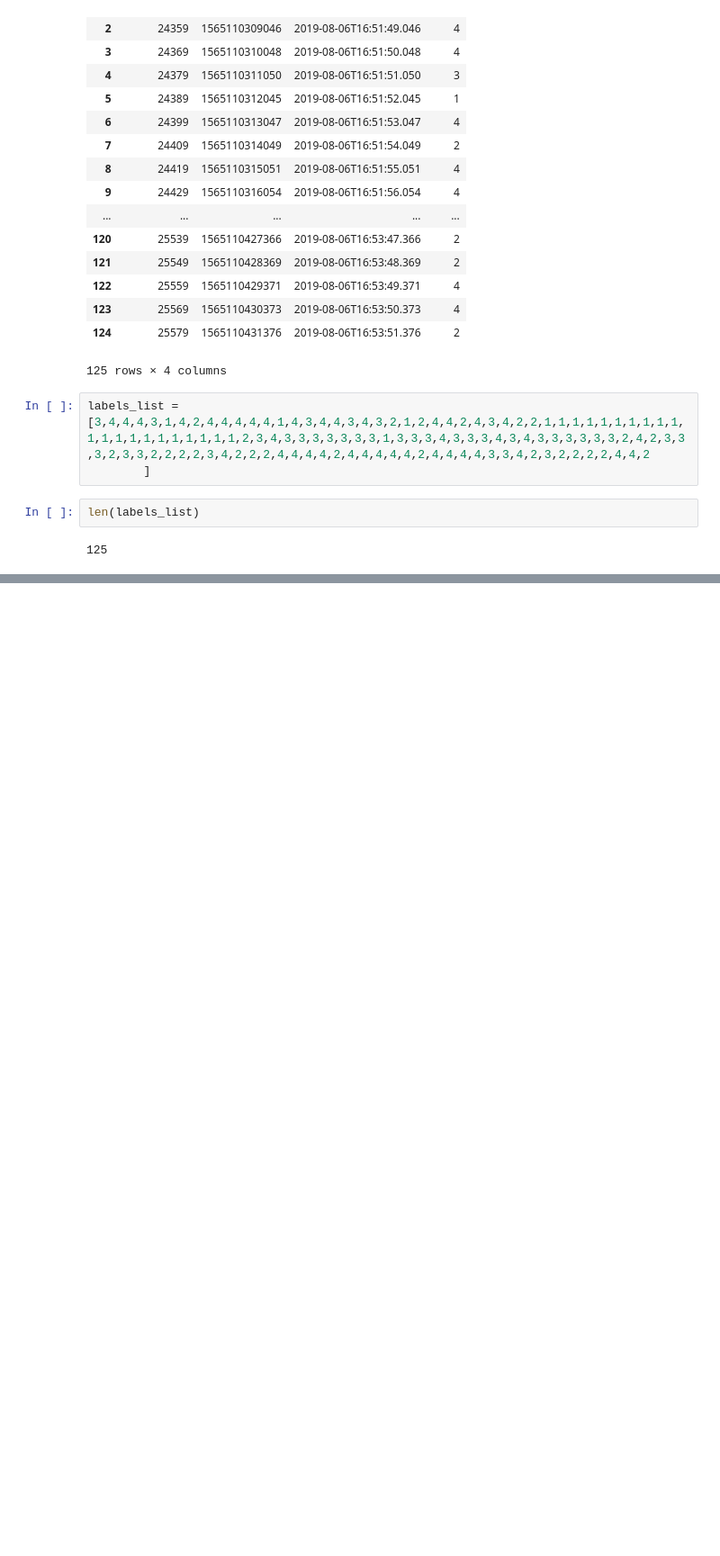
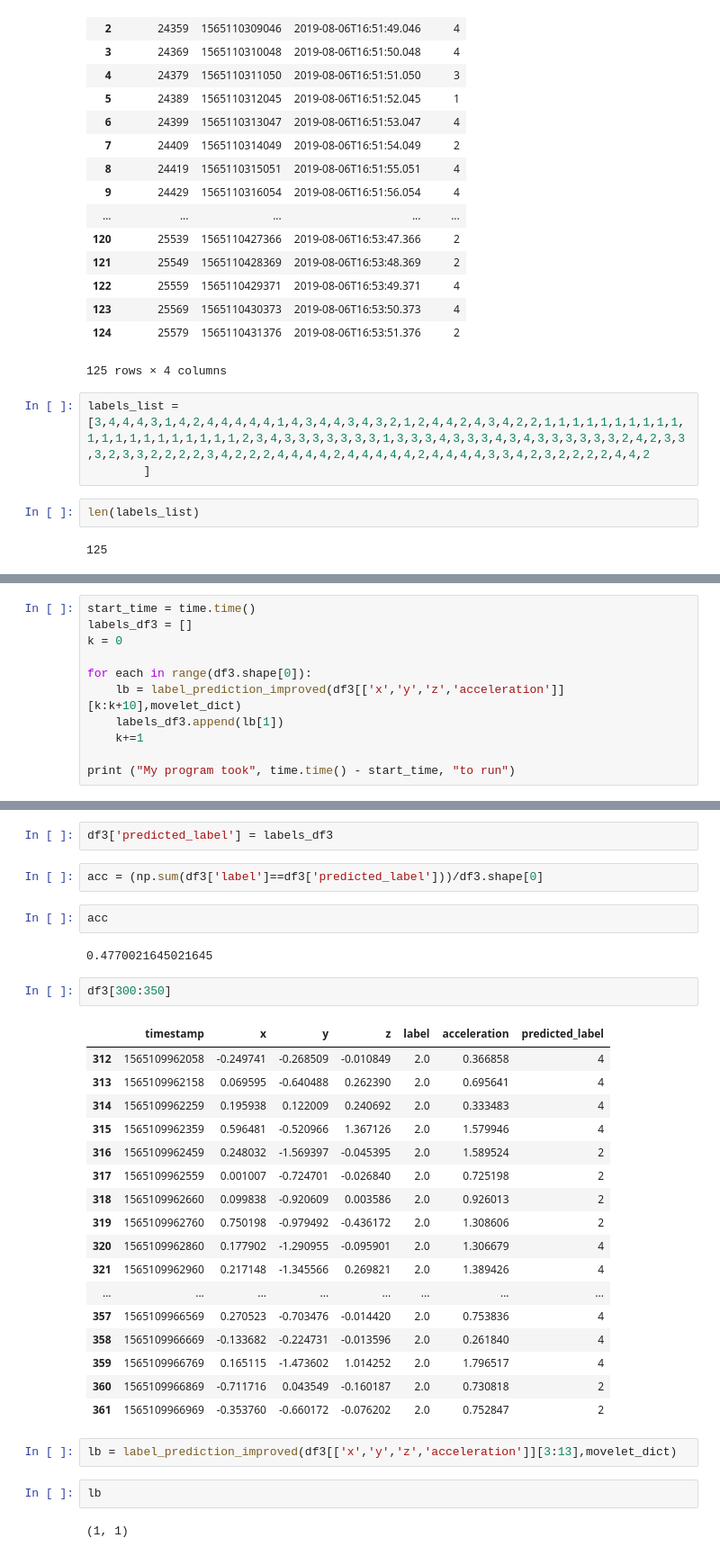
Before and after one commit to federicoweill/movement_prediction_edx_2019, a Jupyter notebook: movement_prediction-movelets.ipynb, the cells around one changed output, grey strips where cells are left out. Shown at 90% size. Saved outputs shown, nothing was run; the diff lists cells and outputs as text; blank space fills up the shorter version.

```diff
--- a/movement_prediction-movelets.ipynb
+++ b/movement_prediction-movelets.ipynb
@@ -1142,0 +1223,11 @@ df
+# %%
+start_time = time.time()
+labels_df3 = []
+k = 0
+
+for each in range(df3.shape[0]):
+    lb = label_prediction_improved(df3[['x','y','z','acceleration']][k:k+10],movelet_dict)
+    labels_df3.append(lb[1])
+    k+=1
+
+print ("My program took", time.time() - start_time, "to run")
@@ -1142,0 +1236,34 @@ df
+# %%
+df3['predicted_label'] = labels_df3
+# %%
+acc = (np.sum(df3['label']==df3['predicted_label']))/df3.shape[0]
+# %%
+acc
+# %% [output]
+0.4770021645021645
+# %%
+df3[300:350]
+# %% [output]
+|  | timestamp | x | y | z | label | acceleration | predicted_label |
+| 312 | 1565109962058 | -0.249741 | -0.268509 | -0.010849 | 2.0 | 0.366858 | 4 |
+| 313 | 1565109962158 | 0.069595 | -0.640488 | 0.262390 | 2.0 | 0.695641 | 4 |
+| 314 | 1565109962259 | 0.195938 | 0.122009 | 0.240692 | 2.0 | 0.333483 | 4 |
+| 315 | 1565109962359 | 0.596481 | -0.520966 | 1.367126 | 2.0 | 1.579946 | 4 |
+| 316 | 1565109962459 | 0.248032 | -1.569397 | -0.045395 | 2.0 | 1.589524 | 2 |
+| 317 | 1565109962559 | 0.001007 | -0.724701 | -0.026840 | 2.0 | 0.725198 | 2 |
+| 318 | 1565109962660 | 0.099838 | -0.920609 | 0.003586 | 2.0 | 0.926013 | 2 |
+| 319 | 1565109962760 | 0.750198 | -0.979492 | -0.436172 | 2.0 | 1.308606 | 2 |
+| 320 | 1565109962860 | 0.177902 | -1.290955 | -0.095901 | 2.0 | 1.306679 | 4 |
+| 321 | 1565109962960 | 0.217148 | -1.345566 | 0.269821 | 2.0 | 1.389426 | 4 |
+| ... | ... | ... | ... | ... | ... | ... | ... |
+| 357 | 1565109966569 | 0.270523 | -0.703476 | -0.014420 | 2.0 | 0.753836 | 4 |
+| 358 | 1565109966669 | -0.133682 | -0.224731 | -0.013596 | 2.0 | 0.261840 | 4 |
+| 359 | 1565109966769 | 0.165115 | -1.473602 | 1.014252 | 2.0 | 1.796517 | 4 |
+| 360 | 1565109966869 | -0.711716 | 0.043549 | -0.160187 | 2.0 | 0.730818 | 2 |
+| 361 | 1565109966969 | -0.353760 | -0.660172 | -0.076202 | 2.0 | 0.752847 | 2 |
+# %%
+lb = label_prediction_improved(df3[['x','y','z','acceleration']][3:13],movelet_dict)
+# %%
+lb
+# %% [output]
+(1, 1)
```
Also changed, not shown: parts of 18 cells of this notebook.
